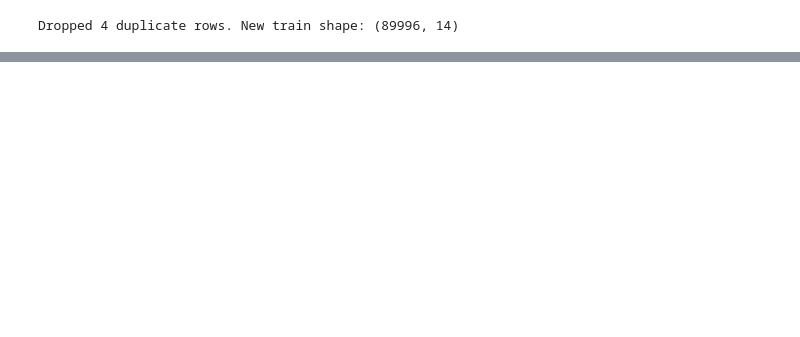
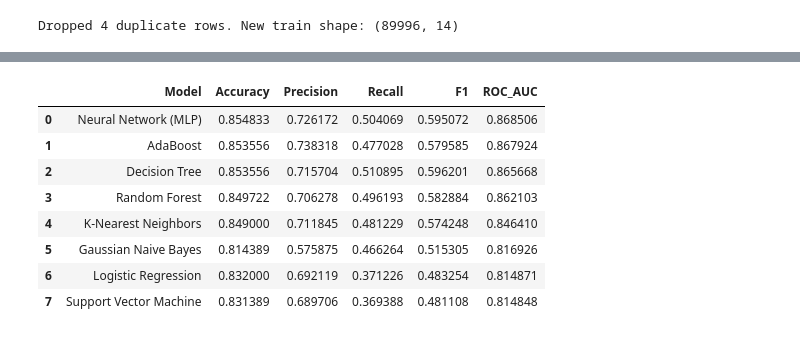
Before and after one commit to ANUPAM7209/building-fastapi, a Jupyter notebook: notebookeca64d7ae5.ipynb, the cells around one changed output, grey strips where cells are left out. Cells and saved outputs as stored; diff of their text form; code cells hidden in the pictures; blank space fills up the shorter version.

```diff
--- a/notebookeca64d7ae5.ipynb
+++ b/notebookeca64d7ae5.ipynb
@@ -165,0 +201,5 @@ Dropped 4 duplicate rows. New train shape: (89996, 14)
+# %%
+age_lo, age_hi = iqr_outliers(train['age'])[:2]
+train['age'] = train['age'].clip(age_lo, age_hi)
+test['age']  = test['age'].clip(age_lo, age_hi)
+print(f'Age capped to [{age_lo}, {age_hi}]. New max age in train: {train["age"].max()}')
@@ -165,0 +290,3 @@ Dropped 4 duplicate rows. New train shape: (89996, 14)
+# %%
+cat_cols = ['country','gender']
+num_cols_model = ['credit_score','age','tenure','acc_balance','prod_count','has_card','is_active','estimated_salary']
@@ -165,0 +301,10 @@ Dropped 4 duplicate rows. New train shape: (89996, 14)
+# %%
+from sklearn.preprocessing import StandardScaler, OneHotEncoder
+from sklearn.compose import ColumnTransformer
+from sklearn.pipeline import Pipeline
+
+preprocess = ColumnTransformer([
+    ('num', StandardScaler(), num_cols_model),
+    ('cat', OneHotEncoder(drop='first', handle_unknown='ignore'), cat_cols)
+])
+preprocess
@@ -165,0 +333,54 @@ Dropped 4 duplicate rows. New train shape: (89996, 14)
+# %%
+from sklearn.linear_model import LogisticRegression
+from sklearn.neighbors import KNeighborsClassifier
+from sklearn.tree import DecisionTreeClassifier
+from sklearn.ensemble import RandomForestClassifier, AdaBoostClassifier
+from sklearn.svm import LinearSVC
+from sklearn.calibration import CalibratedClassifierCV
+from sklearn.neural_network import MLPClassifier
+from sklearn.naive_bayes import GaussianNB
+from sklearn.metrics import accuracy_score, precision_score, recall_score, f1_score, roc_auc_score
+
+
+models = {
+    'Logistic Regression':    LogisticRegression(max_iter=1000, random_state=42),
+    'K-Nearest Neighbors':    KNeighborsClassifier(n_neighbors=15),
+    'Decision Tree':          DecisionTreeClassifier(random_state=42, max_depth=8),
+    'Random Forest':          RandomForestClassifier(n_estimators=200, random_state=42, n_jobs=-1),
+    'AdaBoost':                AdaBoostClassifier(n_estimators=150, random_state=42),
+    # LinearSVC doesn't natively output probabilities, so it's wrapped in CalibratedClassifierCV
+    'Support Vector Machine': CalibratedClassifierCV(LinearSVC(random_state=42, max_iter=2000, dual='auto'), cv=3),
+    'Neural Network (MLP)':   MLPClassifier(hidden_layer_sizes=(32, 16), max_iter=200, random_state=42, early_stopping=True),
+    'Gaussian Naive Bayes':   GaussianNB(),
+}
+
+baseline_results = []
+fitted_models = {}
+
+for name, clf in models.items():
+    pipe = Pipeline([('prep', preprocess), ('clf', clf)])
+    pipe.fit(X_train, y_train)
+    pred = pipe.predict(X_val)
+    proba = pipe.predict_proba(X_val)[:, 1]
+    baseline_results.append({
+        'Model': name,
+        'Accuracy': accuracy_score(y_val, pred),
+        'Precision': precision_score(y_val, pred),
+        'Recall': recall_score(y_val, pred),
+        'F1': f1_score(y_val, pred),
+        'ROC_AUC': roc_auc_score(y_val, proba)
+    })
+    fitted_models[name] = pipe
+
+baseline_df = pd.DataFrame(baseline_results).sort_values('ROC_AUC', ascending=False).reset_index(drop=True)
+baseline_df
+# %% [output]
+|  | Model | Accuracy | Precision | Recall | F1 | ROC_AUC |
+| 0 | Neural Network (MLP) | 0.854833 | 0.726172 | 0.504069 | 0.595072 | 0.868506 |
+| 1 | AdaBoost | 0.853556 | 0.738318 | 0.477028 | 0.579585 | 0.867924 |
+| 2 | Decision Tree | 0.853556 | 0.715704 | 0.510895 | 0.596201 | 0.865668 |
+| 3 | Random Forest | 0.849722 | 0.706278 | 0.496193 | 0.582884 | 0.862103 |
+| 4 | K-Nearest Neighbors | 0.849000 | 0.711845 | 0.481229 | 0.574248 | 0.846410 |
+| 5 | Gaussian Naive Bayes | 0.814389 | 0.575875 | 0.466264 | 0.515305 | 0.816926 |
+| 6 | Logistic Regression | 0.832000 | 0.692119 | 0.371226 | 0.483254 | 0.814871 |
+| 7 | Support Vector Machine | 0.831389 | 0.689706 | 0.369388 | 0.481108 | 0.814848 |
```
Also changed, not shown: parts of 22 cells of this notebook.
